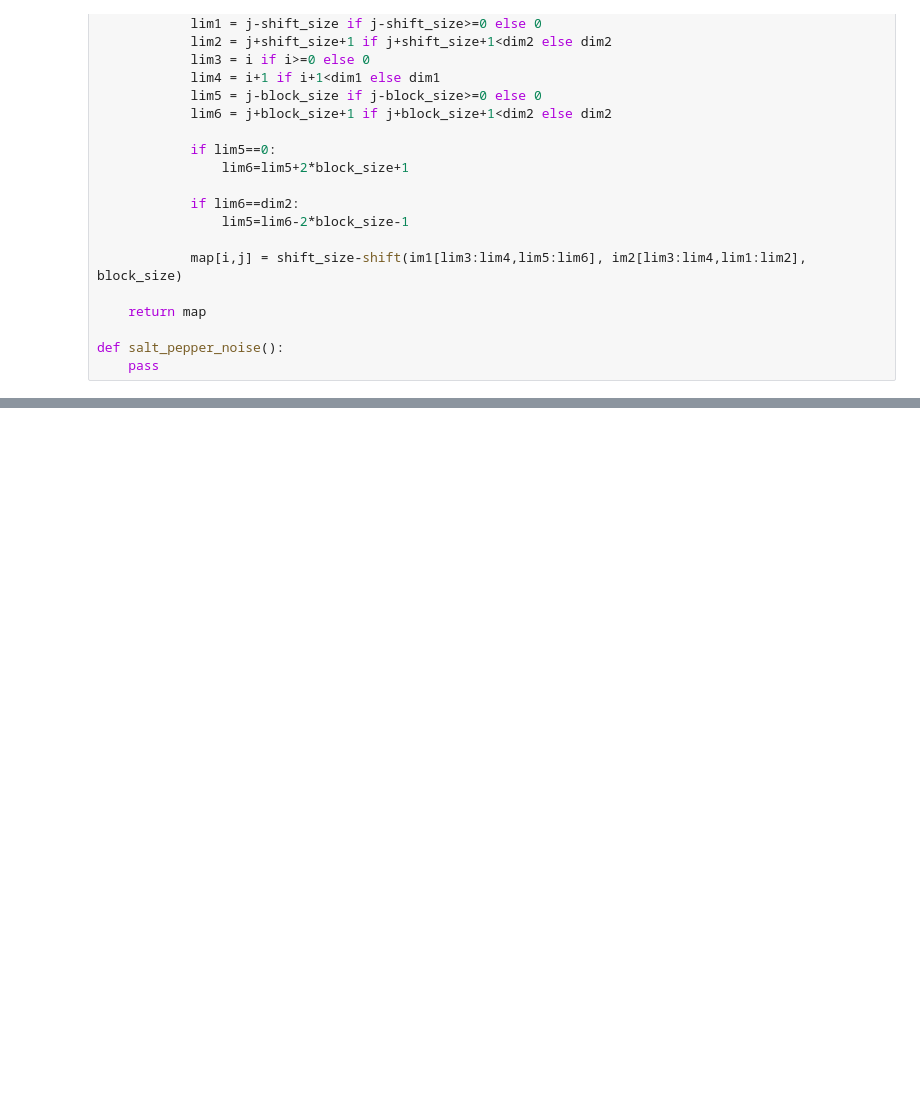
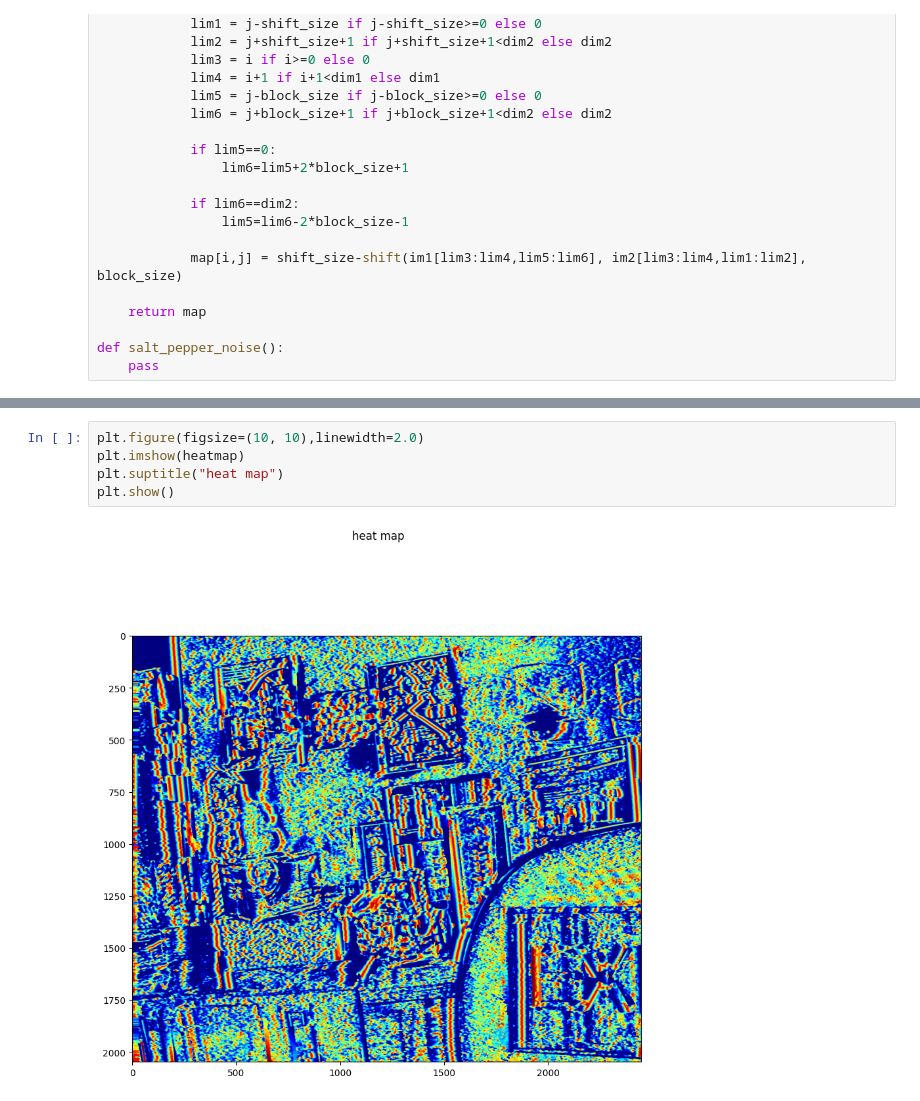
Before and after one commit to CO-FOE-USJ/co4204---practical-2---camera-calibration-dhanushka365, a Jupyter notebook: SAD.ipynb, the cells around one changed output, grey strips where cells are left out. Saved outputs shown, nothing was run; the diff lists cells and outputs as text; blank space fills up the shorter version.

```diff
--- a/SAD.ipynb
+++ b/SAD.ipynb
@@ -120,0 +129,7 @@ execution time:  565.6692872047424
+# %%
+plt.figure(figsize=(10, 10),linewidth=2.0)
+plt.imshow(heatmap)
+plt.suptitle("heat map")
+plt.show()
+# %% [output]
+[figure, added]
```
Also changed, not shown: parts of 3 cells of this notebook.
